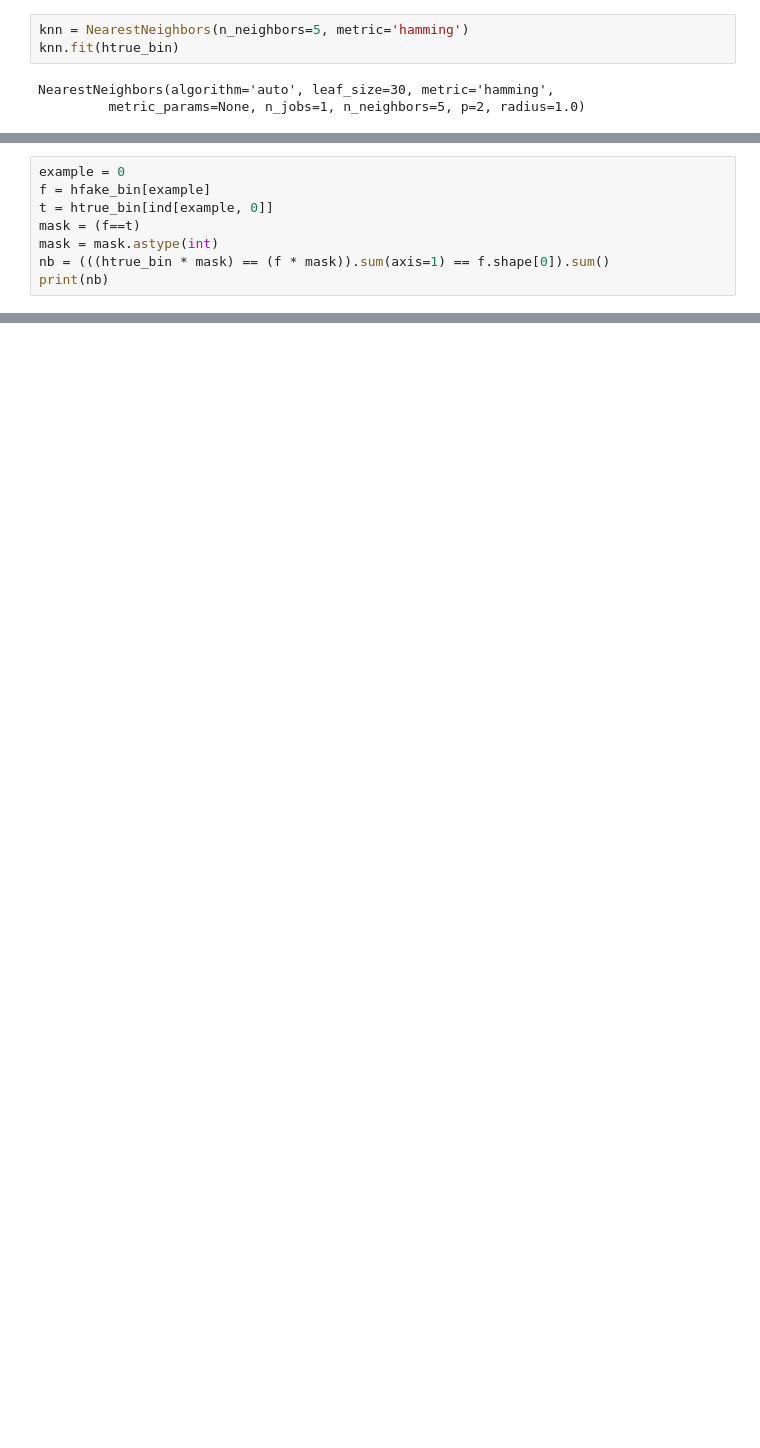
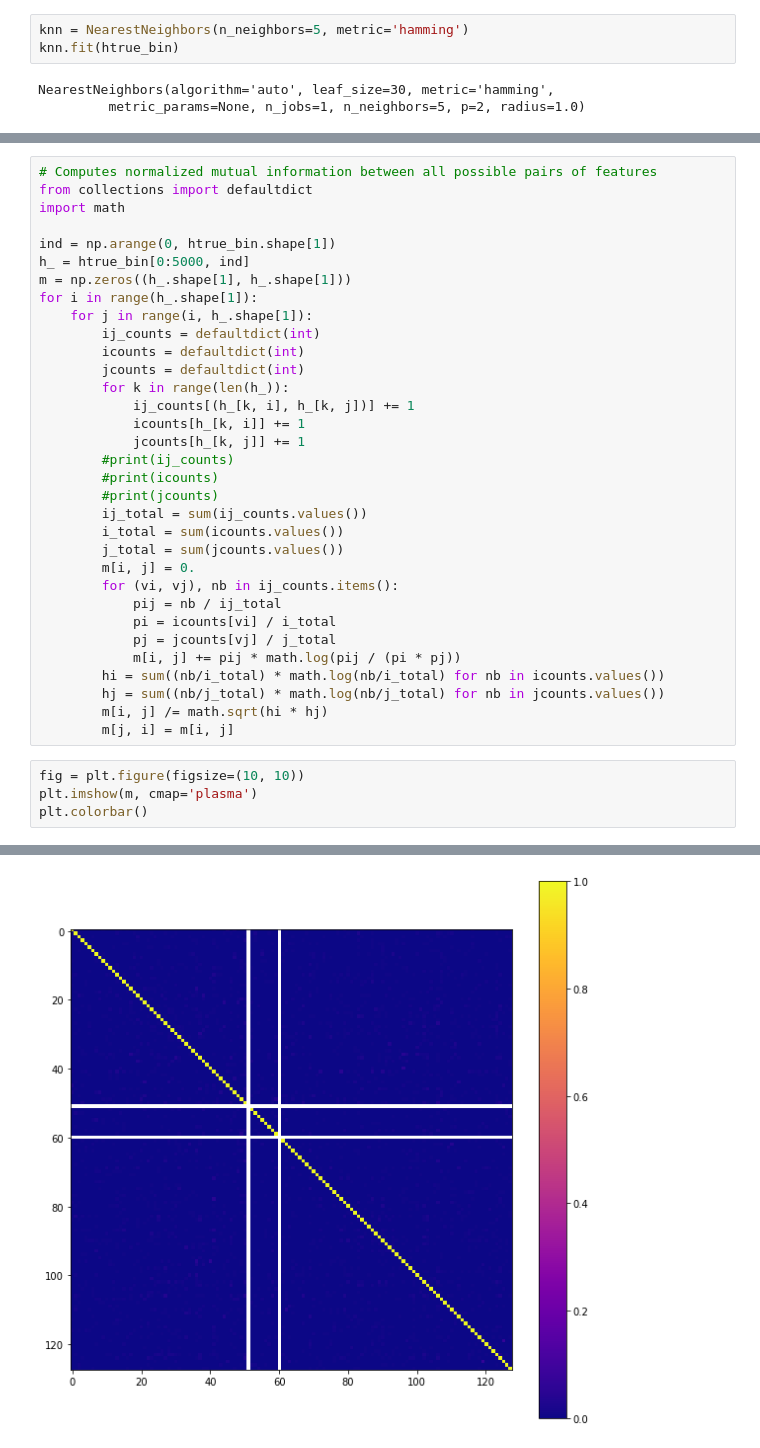
Before and after one commit to mehdidc/out_of_class, a Jupyter notebook: ae/ipynb/case.ipynb, the cells around one changed output, grey strips where cells are left out. Cells and saved outputs as stored; diff of their text form; blank space fills up the shorter version.

```diff
--- a/ae/ipynb/case.ipynb
+++ b/ae/ipynb/case.ipynb
@@ -73,8 +72,0 @@ print(xall.shape)
-# %%
-example = 0
-f = hfake_bin[example]
-t = htrue_bin[ind[example, 0]]
-mask = (f==t)
-mask = mask.astype(int)
-nb = (((htrue_bin * mask) == (f * mask)).sum(axis=1) == f.shape[0]).sum()
-print(nb)
@@ -82,0 +73,38 @@ print(nb)
+# %%
+# Computes normalized mutual information between all possible pairs of features
+from collections import defaultdict
+import math
+
+ind = np.arange(0, htrue_bin.shape[1])
+h_ = htrue_bin[0:5000, ind]
+m = np.zeros((h_.shape[1], h_.shape[1]))
+for i in range(h_.shape[1]):
+    for j in range(i, h_.shape[1]):
+        ij_counts = defaultdict(int)
+        icounts = defaultdict(int)
+        jcounts = defaultdict(int)
+        for k in range(len(h_)):
+            ij_counts[(h_[k, i], h_[k, j])] += 1
+            icounts[h_[k, i]] += 1
+            jcounts[h_[k, j]] += 1
+        #print(ij_counts)
+        #print(icounts)
+        #print(jcounts)
+        ij_total = sum(ij_counts.values())
+        i_total = sum(icounts.values())
+        j_total = sum(jcounts.values())
+        m[i, j] = 0.
+        for (vi, vj), nb in ij_counts.items():
+            pij = nb / ij_total
+            pi = icounts[vi] / i_total
+            pj = jcounts[vj] / j_total
+            m[i, j] += pij * math.log(pij / (pi * pj))
+        hi = sum((nb/i_total) * math.log(nb/i_total) for nb in icounts.values())
+        hj = sum((nb/j_total) * math.log(nb/j_total) for nb in jcounts.values())
+        m[i, j] /= math.sqrt(hi * hj)
+        m[j, i] = m[i, j]
+# %%
+fig = plt.figure(figsize=(10, 10))
+plt.imshow(m, cmap='plasma')
+plt.colorbar()
+# %% [output]
@@ -82,0 +112 @@ print(nb)
+[figure, added]
```
Also changed, not shown: parts of 9 cells of this notebook, 3 other files.
